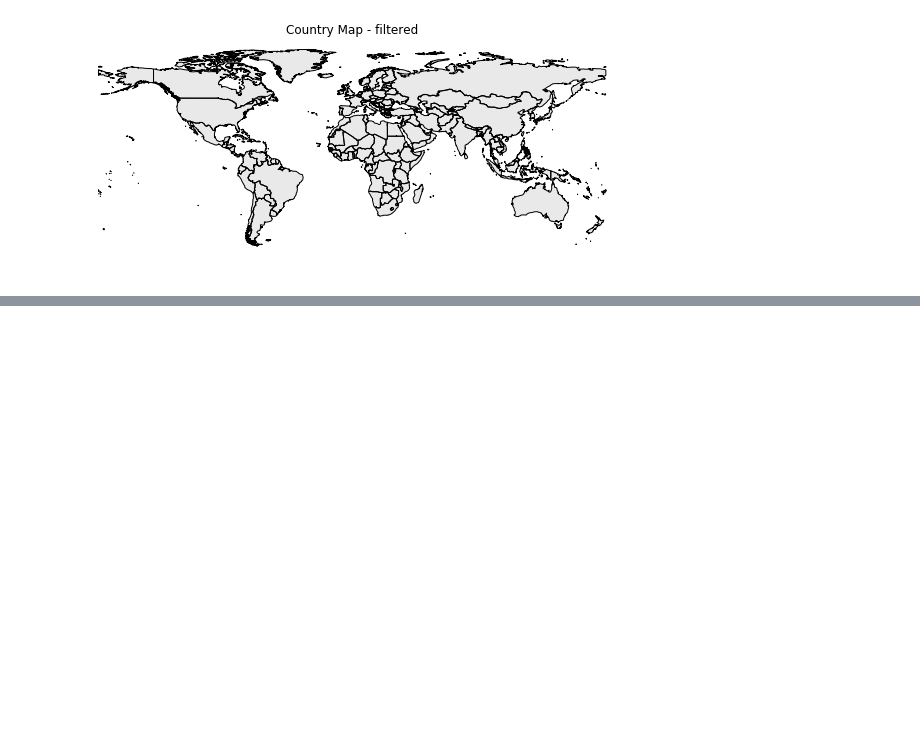
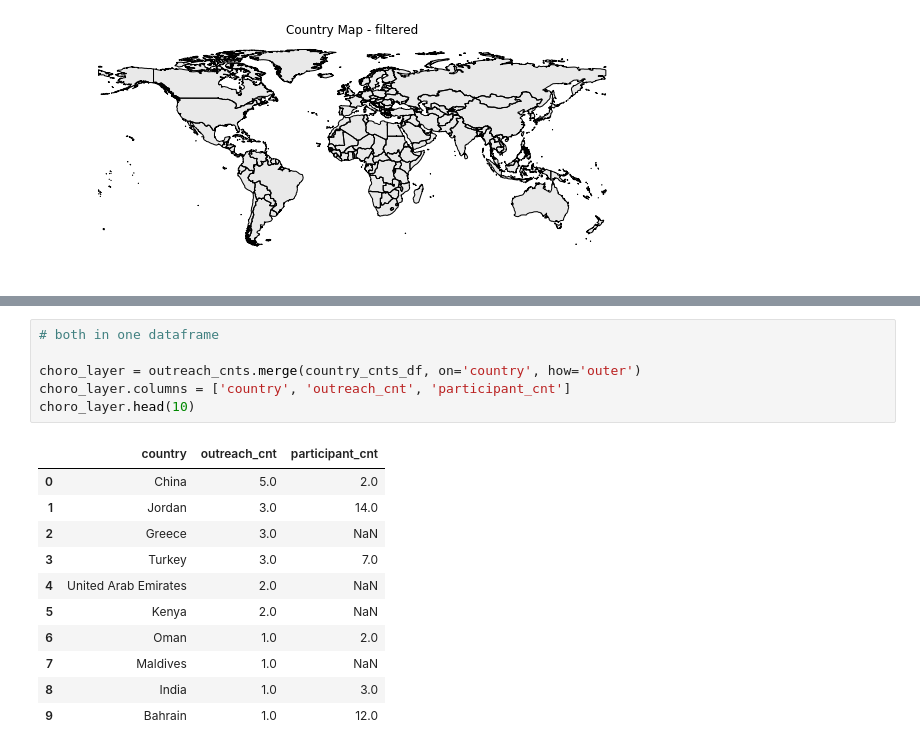
Before and after one commit to ryan-p-larson/iwp, a Jupyter notebook: notebooks/04-map-output.ipynb, the cells around one changed output, grey strips where cells are left out. Cells and saved outputs as stored; diff of their text form; blank space fills up the shorter version.

```diff
--- a/notebooks/04-map-output.ipynb
+++ b/notebooks/04-map-output.ipynb
@@ -110,0 +152,18 @@ country_map_df.to_file(filename=web_map_f, driver="GeoJSON")
+# %%
+# both in one dataframe
+
+choro_layer = outreach_cnts.merge(country_cnts_df, on='country', how='outer')
+choro_layer.columns = ['country', 'outreach_cnt', 'participant_cnt']
+choro_layer.head(10)
+# %% [output]
+|  | country | outreach_cnt | participant_cnt |
+| 0 | China | 5.0 | 2.0 |
+| 1 | Jordan | 3.0 | 14.0 |
+| 2 | Greece | 3.0 | NaN |
+| 3 | Turkey | 3.0 | 7.0 |
+| 4 | United Arab Emirates | 2.0 | NaN |
+| 5 | Kenya | 2.0 | NaN |
+| 6 | Oman | 1.0 | 2.0 |
+| 7 | Maldives | 1.0 | NaN |
+| 8 | India | 1.0 | 3.0 |
+| 9 | Bahrain | 1.0 | 12.0 |
```
Also changed, not shown: parts of 9 cells of this notebook, 2 other files.
